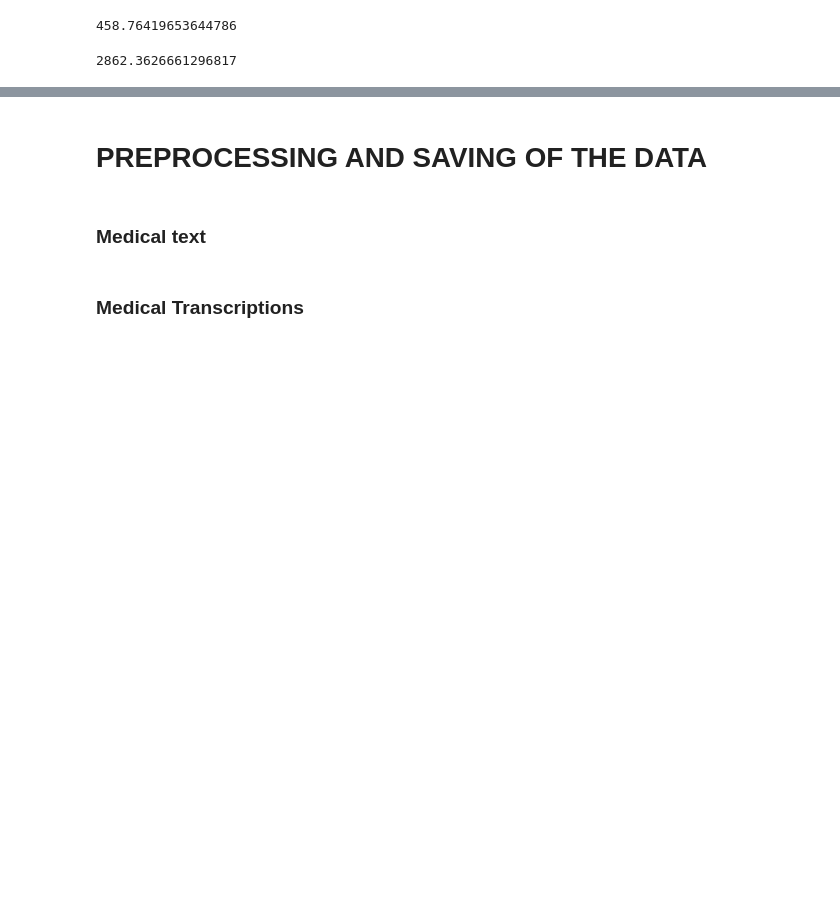
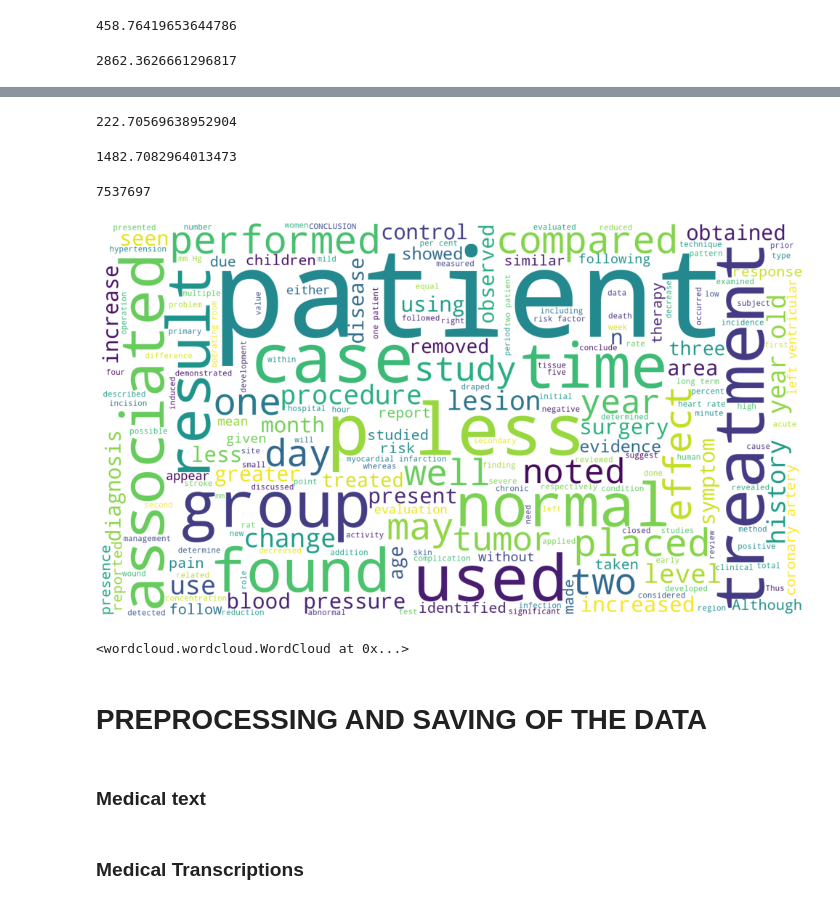
Before and after one commit to jesi-rgb/TFM-code, a Jupyter notebook: src/EDA.ipynb, the cells around one changed output, grey strips where cells are left out. Cells and saved outputs as stored; diff of their text form; code cells hidden in the pictures; blank space fills up the shorter version.

```diff
--- a/src/EDA.ipynb
+++ b/src/EDA.ipynb
@@ -92,5 +91,5 @@ print(f'Length of text: {len(comments_clean)} characters')
 # %% [output]
 Length of text: 18258642 characters
 # %%
-sentences = comments_clean.split(' \n ')
+sentences_ts = comments_clean.split(' \n ')
 # %%
@@ -228,0 +236,4 @@ plt.show()
+# %%
+full_data = processed_trascriptions + sentences_tr + sentences_ts
+# %%
+full_data = list(map(str, full_data))
@@ -228,0 +248,12 @@ plt.show()
+# %%
+np.average(list(map(len_tokens, full_data)))
+# %% [output]
+222.70569638952904
+# %%
+np.average(list(map(len, full_data)))
+# %% [output]
+1482.7082964013473
+# %%
+len(' '.join(full_data).split(' '))
+# %% [output]
+7537697
@@ -229,3 +262,15 @@ plt.show()
+# %%
+wordcloud = WordCloud(stopwords=set(STOPWORDS), height=1080, width=1920, background_color='white').generate(' '.join(full_data))
+# %%
+plt.imshow(wordcloud)
+plt.axis("off")
+plt.show()
+# %% [output]
+[figure, added]
+# %%
+wordcloud.to_file("media/wordcloud_full_data.png")
+# %% [output]
+<wordcloud.wordcloud.WordCloud at 0x...>
 # %% [markdown]
 # PREPROCESSING AND SAVING OF THE DATA
 # %%
```
Also changed, not shown: parts of 19 cells of this notebook, 10 other files.
